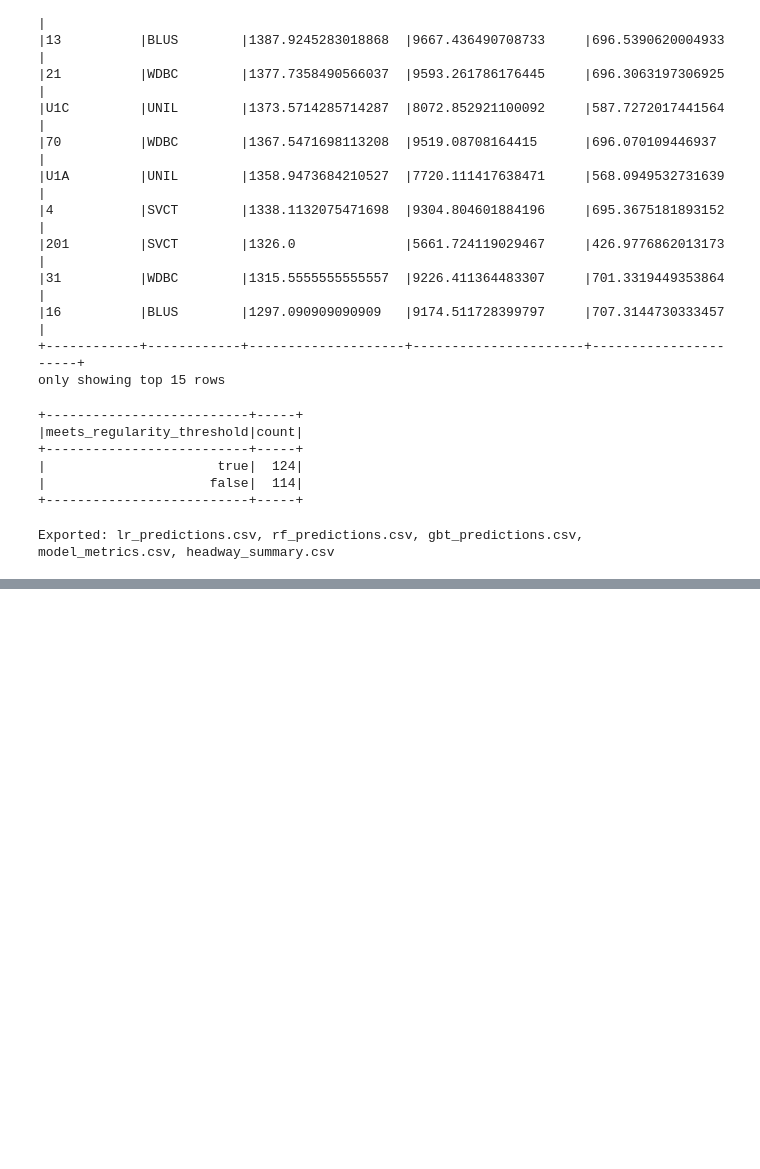
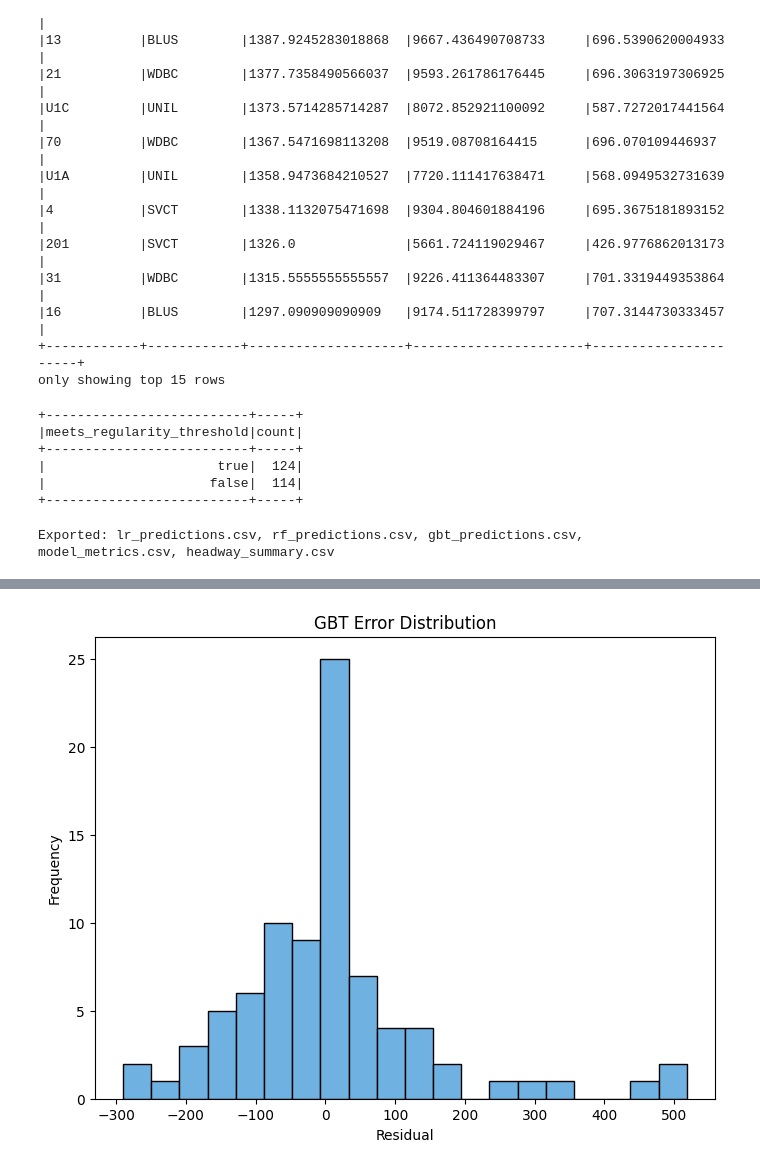
Before and after one commit to LeathZ/Big-Data-Programming-Project-Coursework, a Jupyter notebook: ML_Modeling.ipynb, the cells around one changed output, grey strips where cells are left out. Saved outputs shown, nothing was run; the diff lists cells and outputs as text; code cells hidden in the pictures; blank space fills up the shorter version.

```diff
--- a/ML_Modeling.ipynb
+++ b/ML_Modeling.ipynb
@@ -312,0 +337,9 @@ Exported: lr_predictions.csv, rf_predictions.csv, gbt_predictions.csv, model_met
+# %%
+fig, ax = plt.subplots(figsize=(8, 6))
+ax.hist(gbt_pred_pandas["Residual"], bins=20, edgecolor="black", color="#6fb1e0")
+ax.set_xlabel("Residual")
+ax.set_ylabel("Frequency")
+ax.set_title("GBT Error Distribution")
+plt.show()
+# %% [output]
+[figure, added]
```
Also changed, not shown: parts of 6 cells of this notebook.
